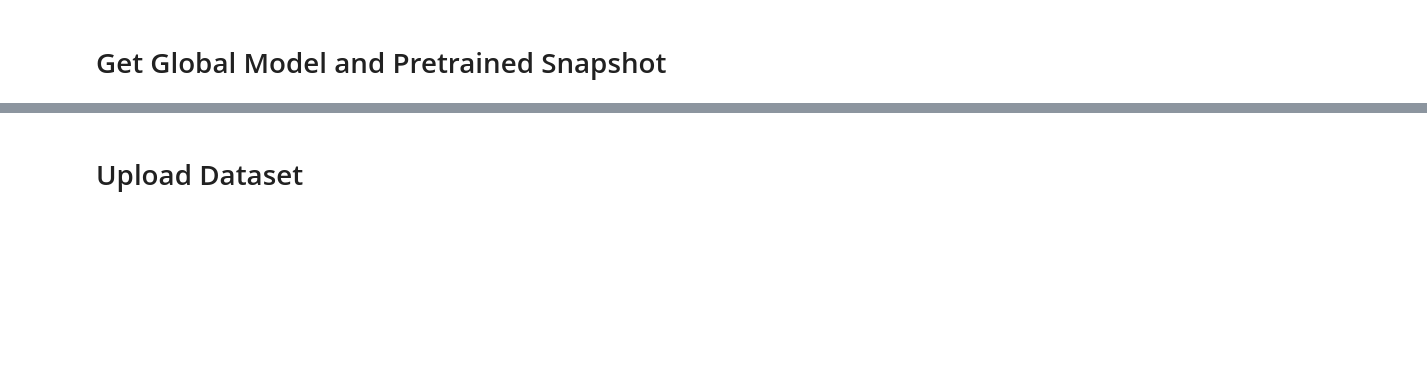
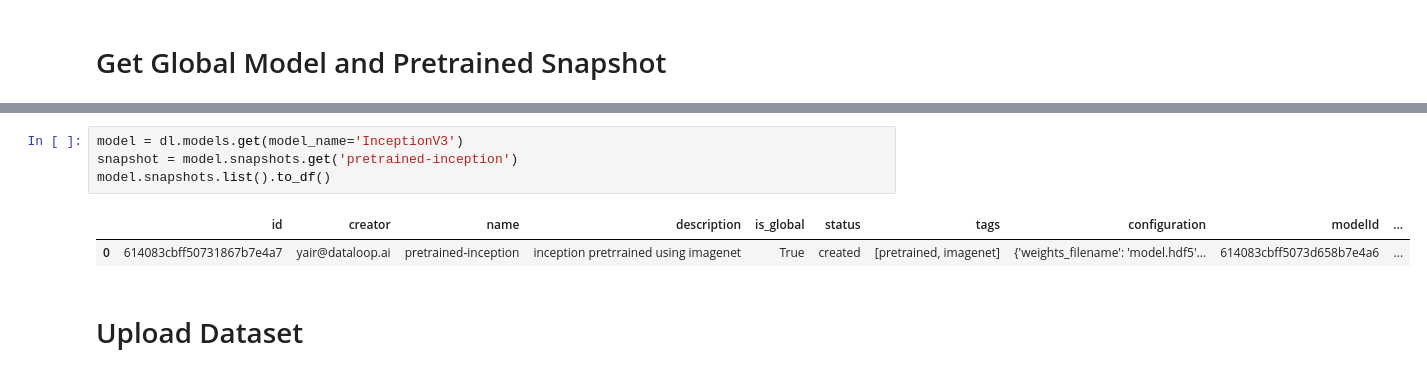
Before and after one commit to dataloop-ai/dtlpy-documentation, a Jupyter notebook: model_management/classification/inception_keras_training.ipynb, the cells around one changed output, grey strips where cells are left out. Saved outputs shown, nothing was run; the diff lists cells and outputs as text; blank space fills up the shorter version.

```diff
--- a/model_management/classification/inception_keras_training.ipynb
+++ b/model_management/classification/inception_keras_training.ipynb
@@ -40,3 +12,10 @@ model.snapshots.list().to_df()
+# %%
+model = dl.models.get(model_name='InceptionV3')
+snapshot = model.snapshots.get('pretrained-inception')
+model.snapshots.list().to_df()
+# %% [output]
+|  | id | creator | name | description | is_global | status | tags | configuration | modelId | ... |
+| 0 | 614083cbff50731867b7e4a7 | yair@dataloop.ai | pretrained-inception | inception pretrrained using imagenet | True | created | [pretrained, imagenet] | {'weights_filename': 'model.hdf5'... | 614083cbff5073d658b7e4a6 | ... |
 # %% [markdown]
 # Upload Dataset
 # %%
```
Also changed, not shown: parts of 12 cells of this notebook, 40 other files.
